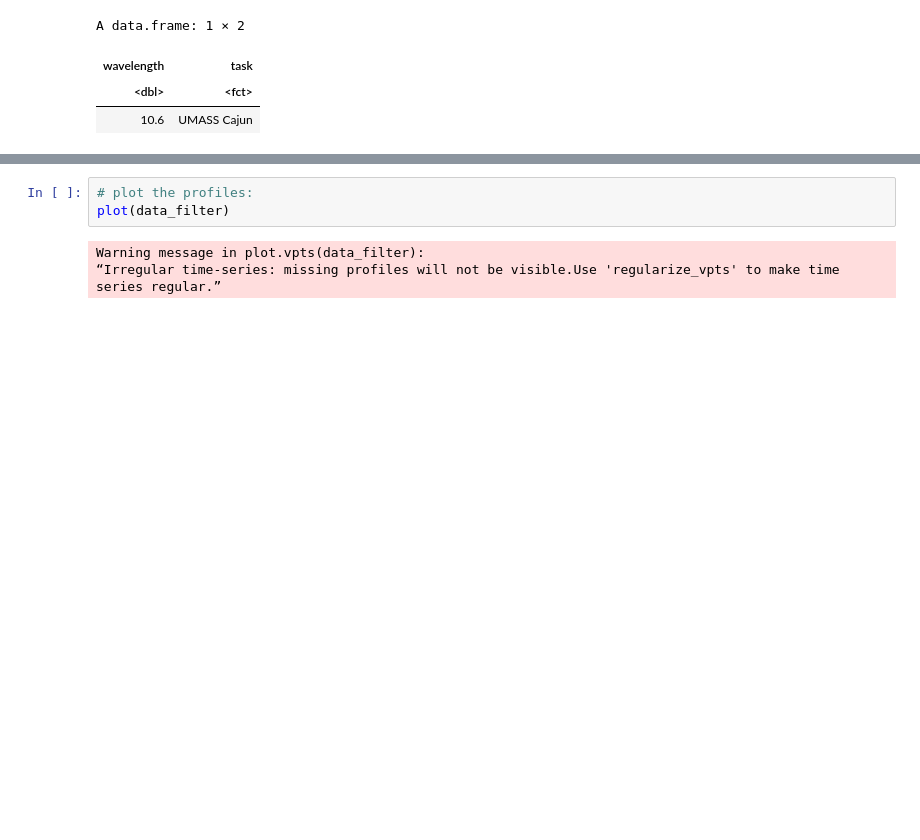
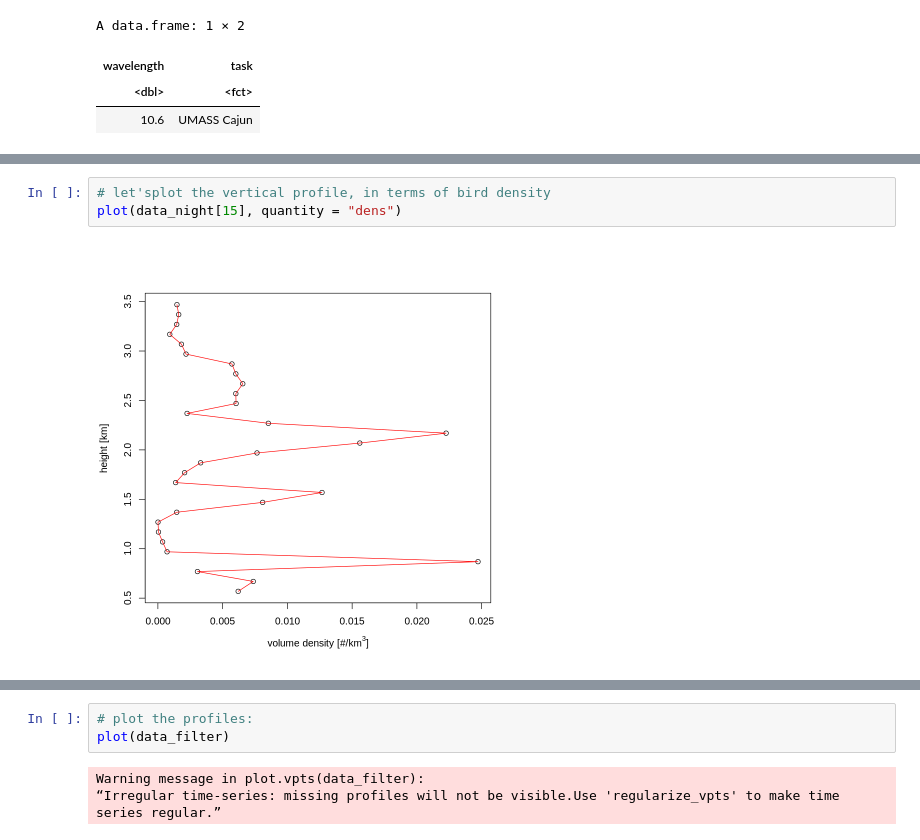
Before and after one commit to meiguan/urban_birds, a Jupyter notebook: explore/exploring_KBGM2015.ipynb, the cells around one changed output, grey strips where cells are left out. Saved outputs shown, nothing was run; the diff lists cells and outputs as text; blank space fills up the shorter version.

```diff
--- a/explore/exploring_KBGM2015.ipynb
+++ b/explore/exploring_KBGM2015.ipynb
@@ -104,0 +84,5 @@ A matrix: 30 × 4722 of type dbl
+# %%
+# let'splot the vertical profile, in terms of bird density
+plot(data_night[15], quantity = "dens")
+# %% [output]
+[figure, added]
```
Also changed, not shown: parts of 26 cells of this notebook.
